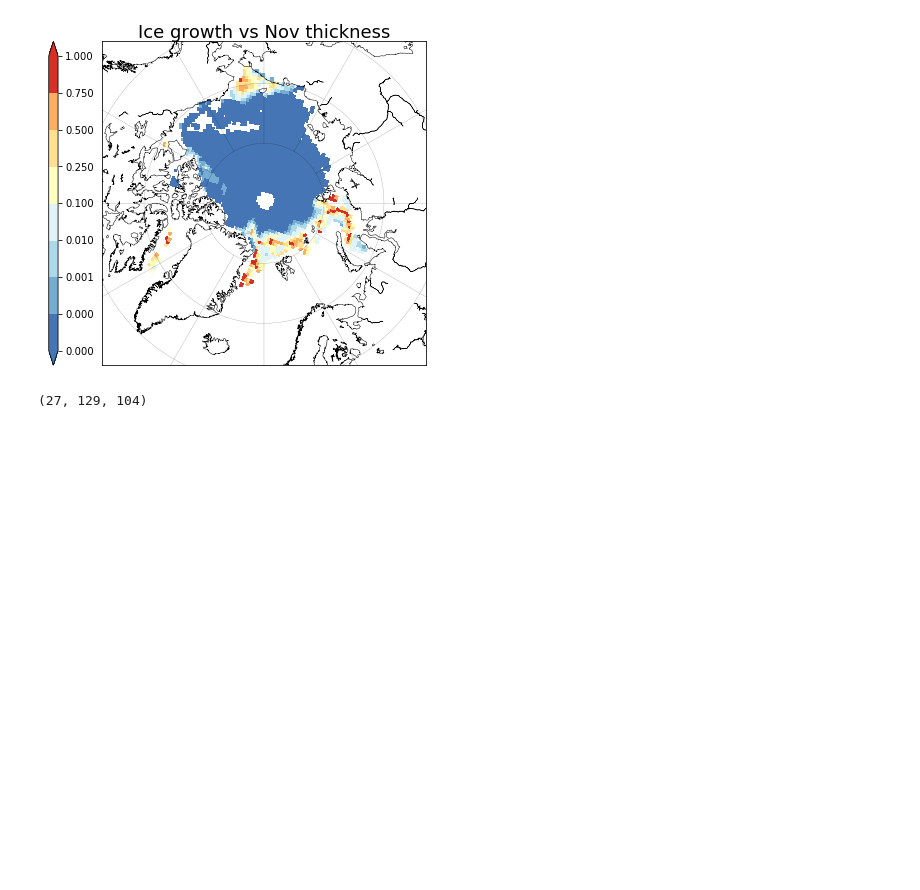
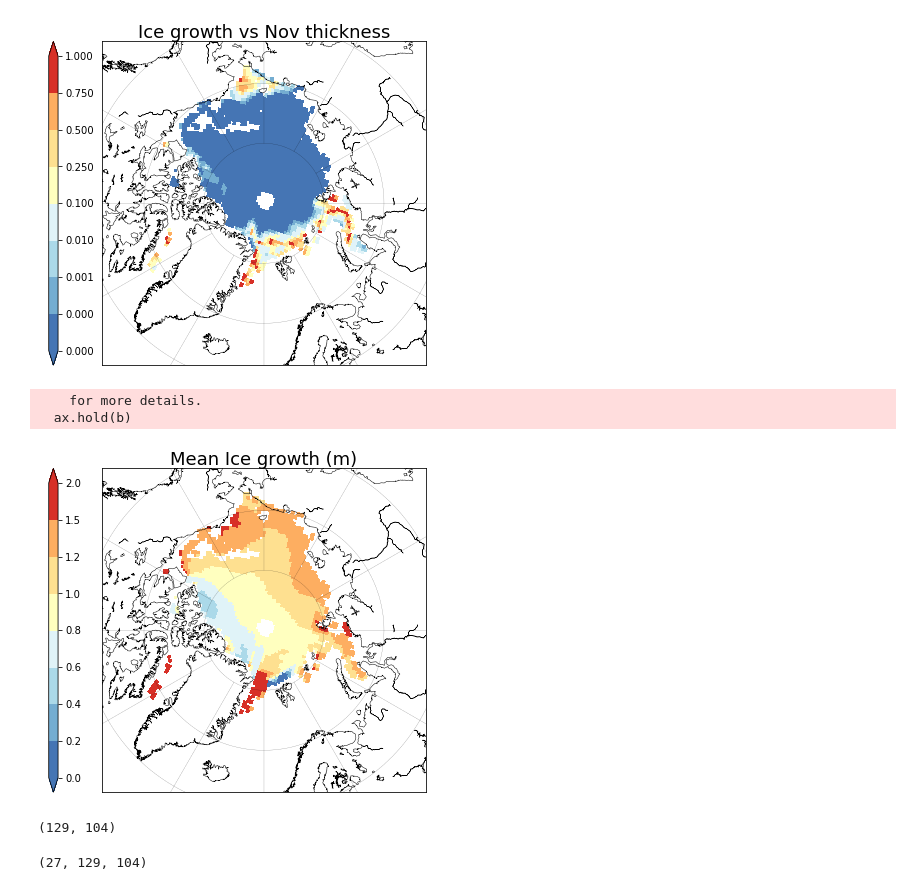
Before and after one commit to mimi1981/GRL_Winter_growth_2017, a Jupyter notebook: Figure3_Correlation_growth_long.ipynb, the cells around one changed output. Drawn from its saved outputs; the diff is of its cells as text; code cells hidden in the pictures; blank space fills up the shorter version.

```diff
--- a/Figure3_Correlation_growth_long.ipynb
+++ b/Figure3_Correlation_growth_long.ipynb
@@ -207,6 +206,31 @@ plot_12months_clim_color(TLON, TLAT, Corr_dh_hinov, clevs, 'Corr_dh_hinov_p_valu
 [figure]
 [figure]
 [figure]
+# %%
+clevs = [0,0.2,0.4,0.6,0.8,1.0,1.2,1.5,2.0]
+#clevs = [0,0.25,0.5,0.75,1.0,1.25,1.5,2.0]
+
+plot_12months_clim_color(TLON, TLAT, dvidtt_mean_masked/100., clevs, 'Mean Ice growth 1990', y, ['Mean Ice growth (m)'])
+#fdd_masked.shape
+#print(Corr_dh_hinov.shape)
+#hi_nov_masked_detrended[1,76,58]
+#stats.pearsonr(dvidtt_masked[:,76,58], hi_nov_masked[:,76,58])[0]
+#print(Corr_dh_hinov[76,58])
+#print(Corr_dh_hinov[1,1])
+##stats.pearsonr(dvidt_masked[:], hi_nov_masked[:])[0]
+#Corr_dh_hinov[1,2]
+#dvidtt_mean_masked[0,1,58]
+#Corr_dh_hinov = ma.masked_all((129,104),float)
+#Corr_dh_hinov[1,2]
+# %% [output]
+    for more details.
+  ax.hold(b)
+[figure, added]
+# %%
+dvidtt_mean_masked=np.mean(dvidtt_masked[5:32],0)
+dvidtt_mean_masked.shape
+# %% [output]
+(129, 104)
 # %%
 ##############################################################################################
 # Function to print pdf clim
```
Also changed, not shown: parts of 1 cell of this notebook.
